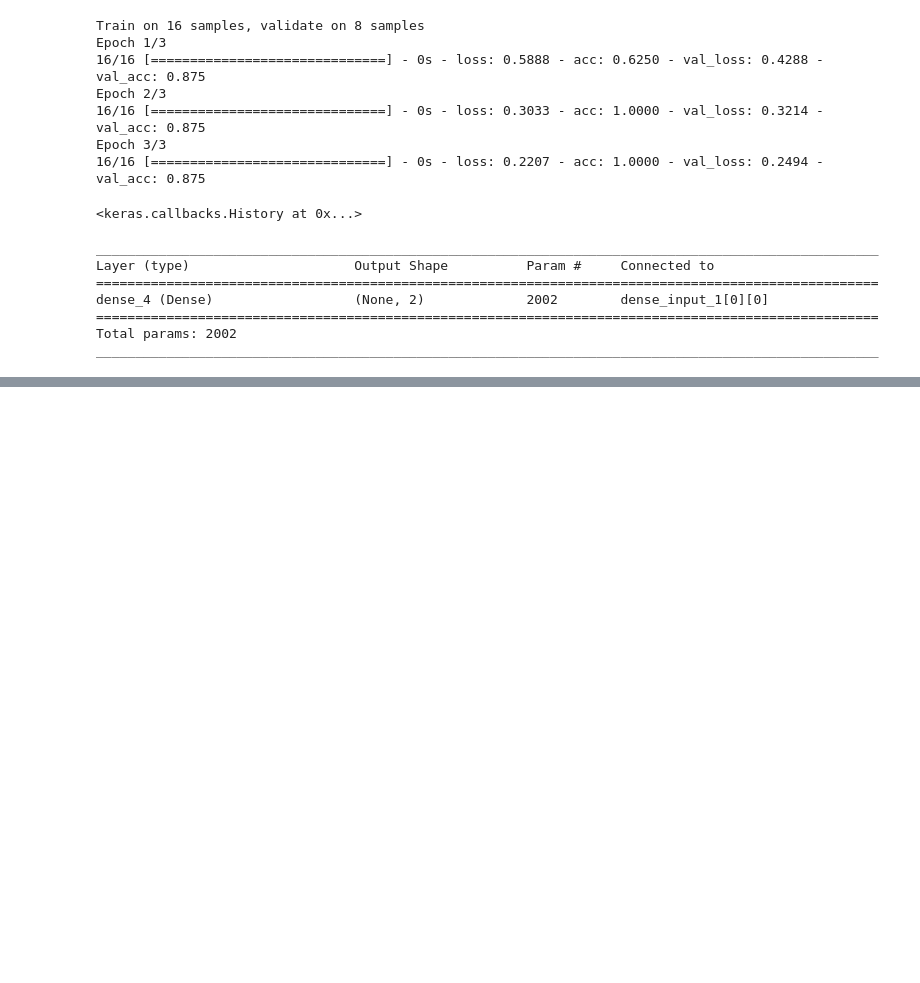
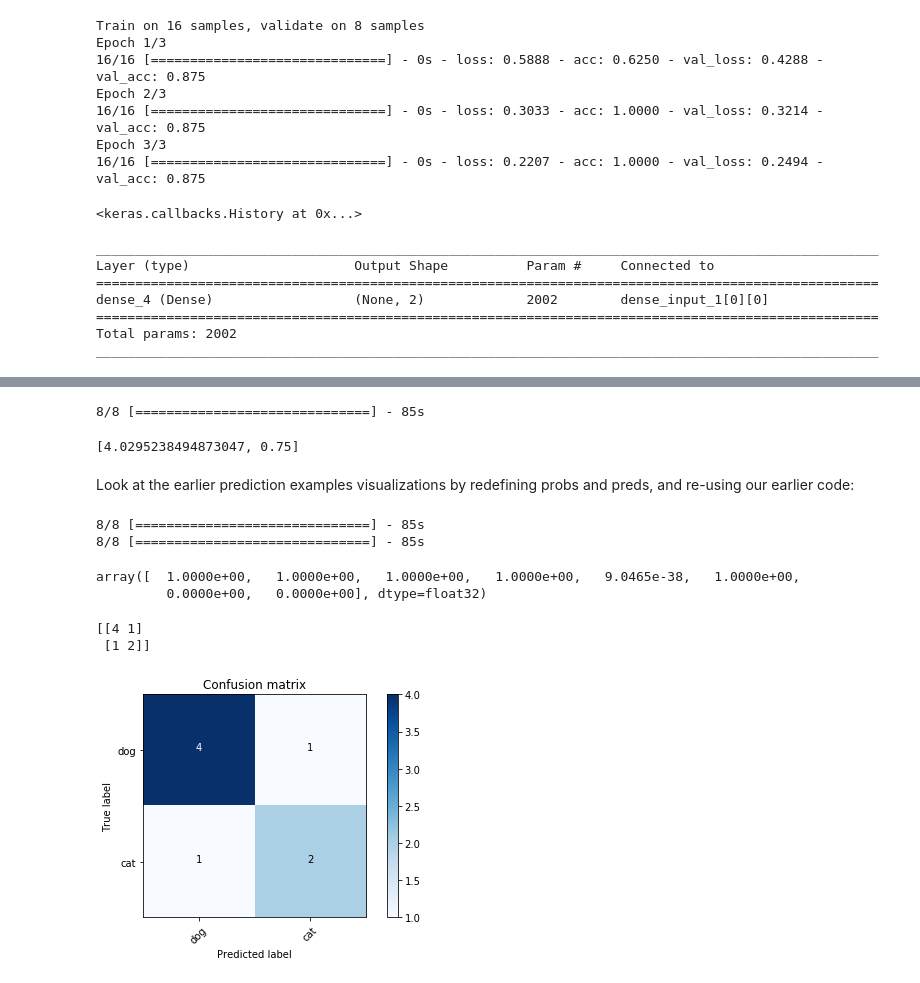
Before and after one commit to krittameth-teacha/courses, a Jupyter notebook: deeplearning1/nbs/lesson2_2_kt.ipynb, the cells around one changed output, grey strips where cells are left out. Cells and saved outputs as stored; diff of their text form; code cells hidden in the pictures; blank space fills up the shorter version.

```diff
--- a/deeplearning1/nbs/lesson2_2_kt.ipynb
+++ b/deeplearning1/nbs/lesson2_2_kt.ipynb
@@ -141,0 +223,2 @@ ________________________________________________________________________________
+# %%
+fit_model(model, batches, val_batches, nb_epoch=2)
@@ -141,0 +236,29 @@ ________________________________________________________________________________
+# %%
+model.load_weights(model_path+'finetune1.h5')
+# %%
+#Return the loss value & metrics values for the model in test mode.
+model.evaluate(val_data, val_labels)
+# %% [output]
+8/8 [==============================] - 85s
+[4.0295238494873047, 0.75]
+# %% [markdown]
+Look at the earlier prediction examples visualizations by redefining probs and preds, and re-using our earlier code:
+# %%
+#Generate class predictions for the input samples, batch by batch.
+preds = model.predict_classes(val_data, batch_size=batch_size)
+#Generate class probability predictions for the input samples, batch by batch.
+probs = model.predict_proba(val_data, batch_size=batch_size)[:,0]
+probs[:8]
+# %% [output]
+8/8 [==============================] - 85s
+8/8 [==============================] - 85s
+array([  1.0000e+00,   1.0000e+00,   1.0000e+00,   1.0000e+00,   9.0465e-38,   1.0000e+00,
+         0.0000e+00,   0.0000e+00], dtype=float32)
+# %%
+cm = confusion_matrix(val_classes, preds)
+# %%
+plot_confusion_matrix(cm, {'cat':0, 'dog':1})
+# %% [output]
+[[4 1]
+ [1 2]]
+[figure, added]
```
Also changed, not shown: parts of 21 cells of this notebook.
